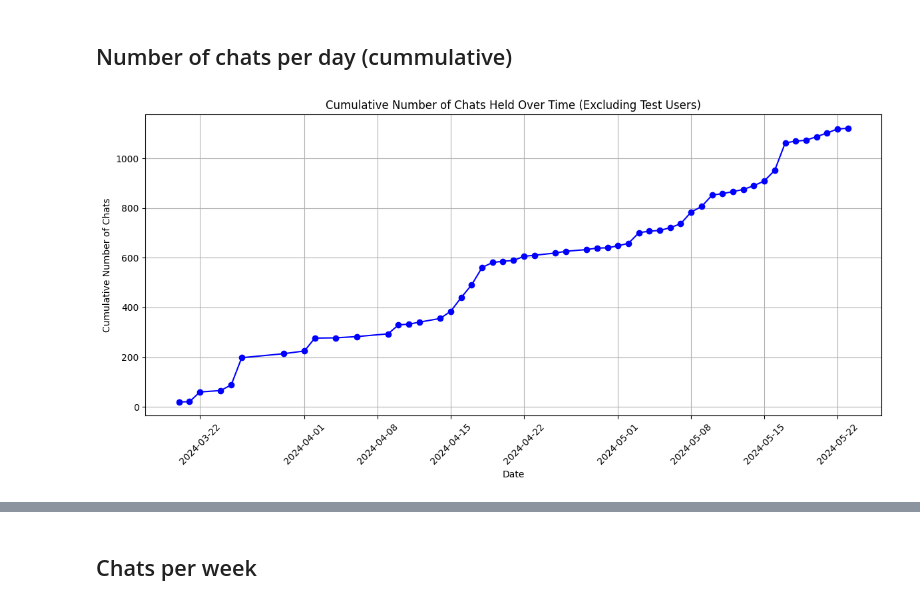
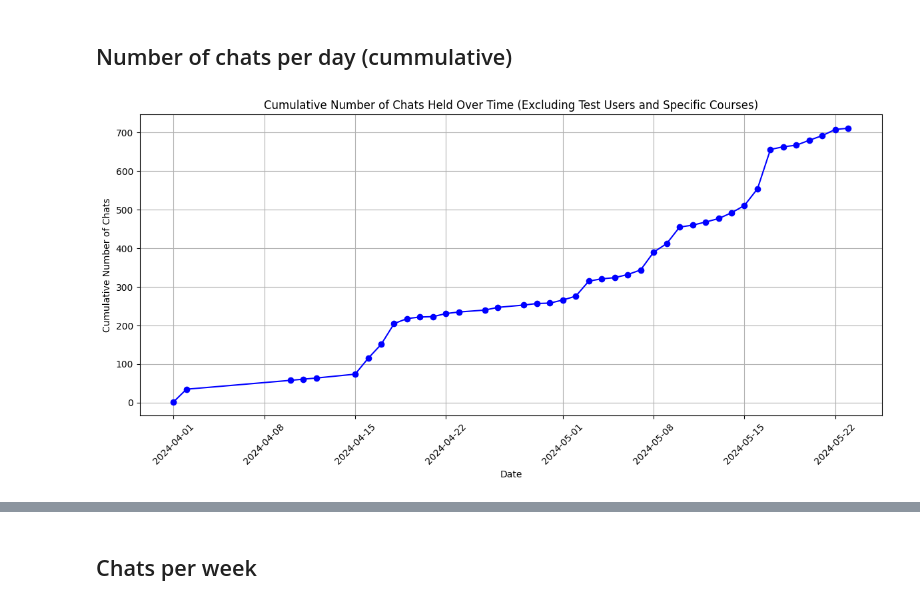
Before and after one commit to nattvara/DA231X, a Jupyter notebook: results/notebooks/usage.ipynb, the cells around one changed output, grey strips where cells are left out. Drawn from its saved outputs; the diff is of its cells as text; code cells hidden in the pictures.

```diff
--- a/results/notebooks/usage.ipynb
+++ b/results/notebooks/usage.ipynb
@@ -74,24 +74,30 @@ None
 # %%
 df_chats = dataframes['chats']
 df_sessions = dataframes['sessions']
+df_courses = dataframes['courses']
 
 df_chats['created_at'] = pd.to_datetime(df_chats['created_at'])
 
 df_merged = pd.merge(df_chats, df_sessions[['id', 'is_test_user']], left_on='session_id', right_on='id', how='left')
 
-df_filtered = df_merged[df_merged['is_test_user'] == False]
+df_filtered = df_merged[df_merged['is_test_user'] == False].copy()
+
+# Exclude ID 1: DD2445 Complexity Theory 7.5 credits
+# Exclude ID 6: DA231X Degree Project in Computer Science and Engineering, Second Cycle 30.0 credits
+# These were just used for testing, not actually included in the study
+df_filtered = df_filtered[~df_filtered['course_id'].isin([1, 6])]
 
 chats_per_day_filtered = df_filtered.groupby(df_filtered['created_at'].dt.date).size()
 chats_per_day_cumulative = chats_per_day_filtered.cumsum()
 
 plt.figure(figsize=(12, 6))
 plt.plot(chats_per_day_cumulative.index, chats_per_day_cumulative.values, marker='o', linestyle='-', color='b')
-plt.title('Cumulative Number of Chats Held Over Time (Excluding Test Users)')
+plt.title('Cumulative Number of Chats Held Over Time (Excluding Test Users and Specific Courses)')
 plt.xlabel('Date')
 plt.ylabel('Cumulative Number of Chats')
 plt.grid(True)
 plt.xticks(rotation=45)
 plt.tight_layout()
 plt.show()
 # %% [output]
-[figure, old version]
+[figure, new version]
```
Also changed, not shown: parts of 4 cells of this notebook.
